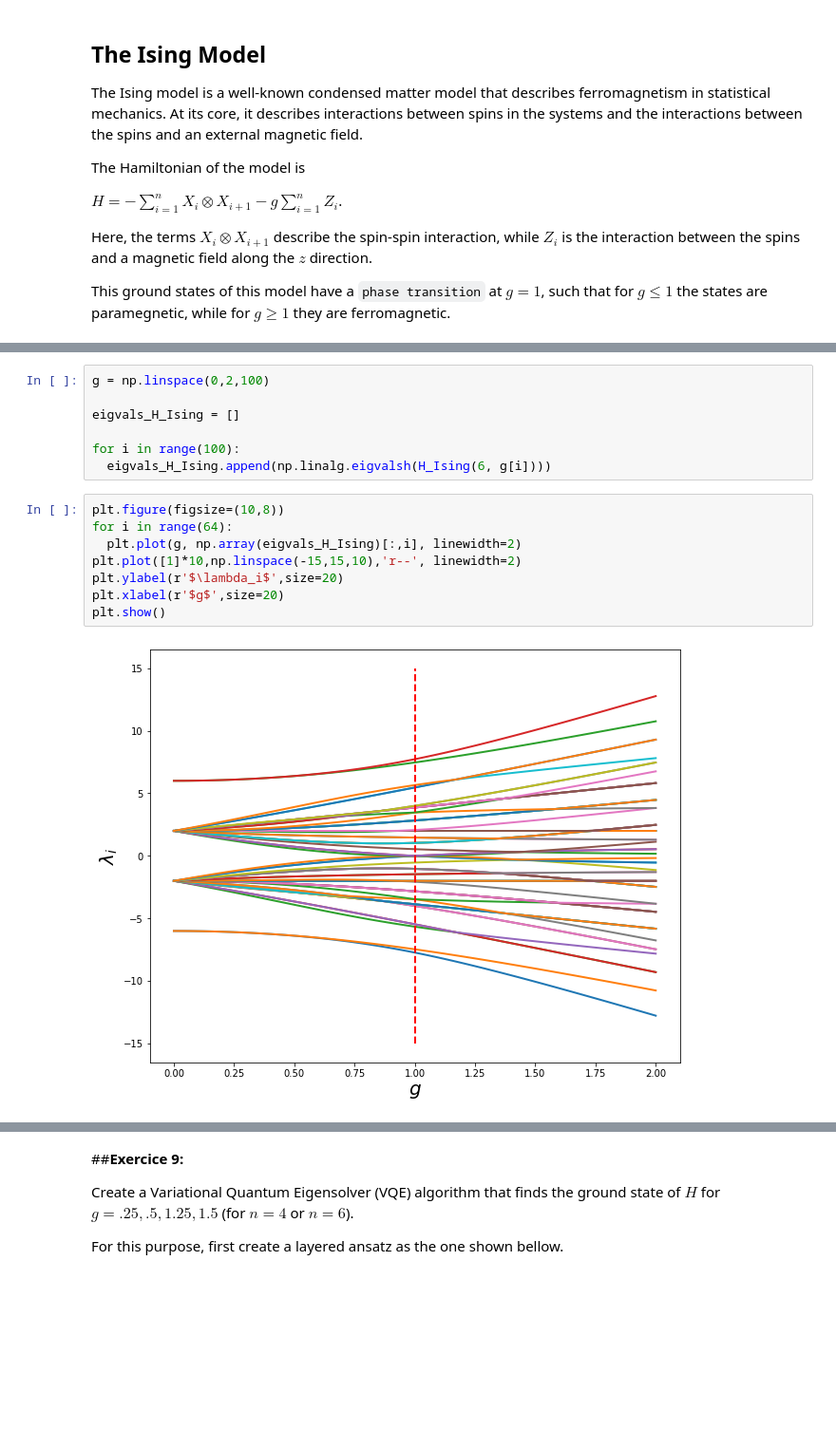
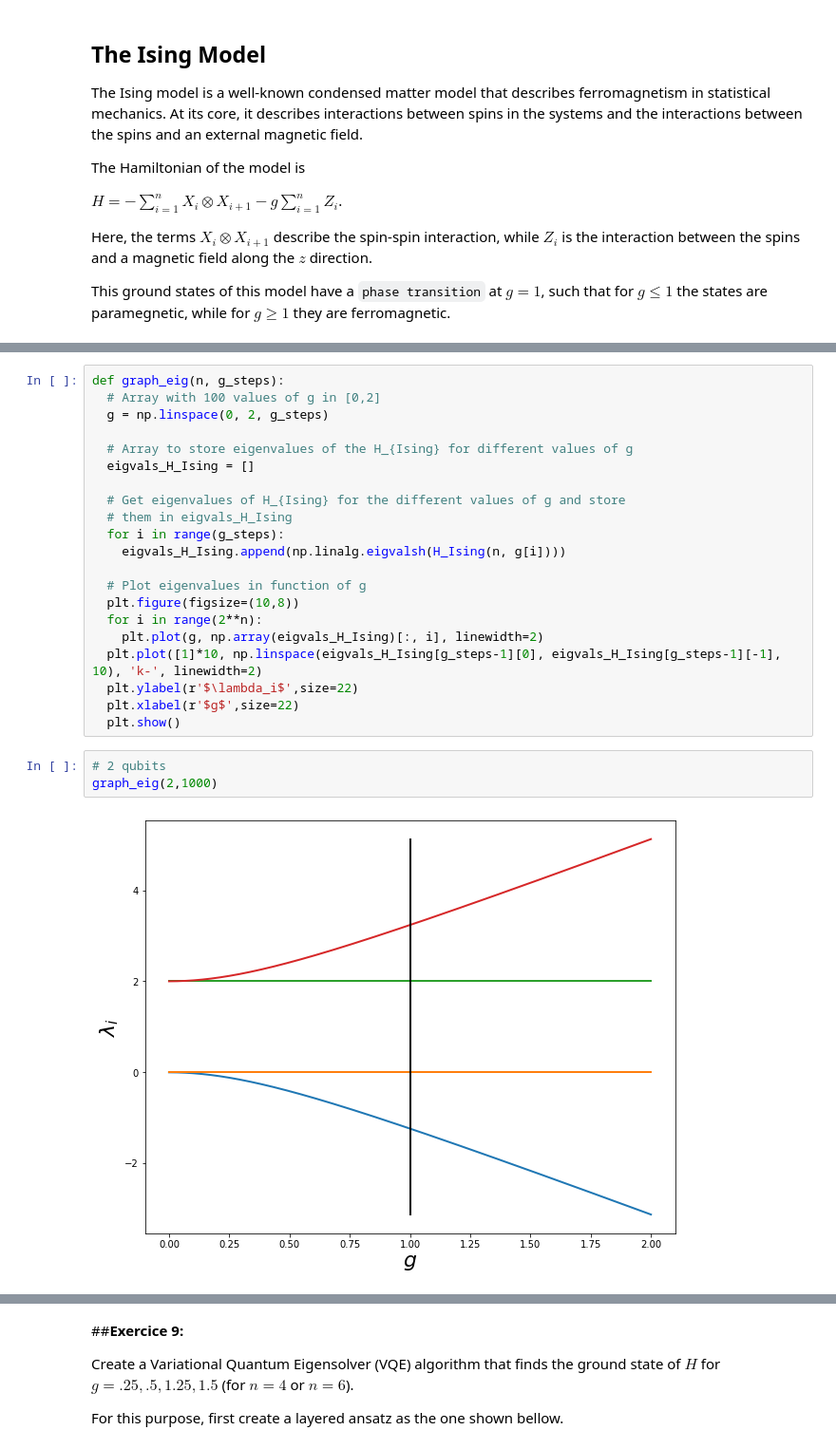
Before and after one commit to deleonja/pwf2021_qml, a Jupyter notebook: QML_practical_exercises.ipynb, the cells around one changed output, grey strips where cells are left out. Shown at 95% size. Saved outputs shown, nothing was run; the diff lists cells and outputs as text; blank space fills up the shorter version.

```diff
--- a/QML_practical_exercises.ipynb
+++ b/QML_practical_exercises.ipynb
@@ -551,20 +532,29 @@ q.MatrixForm(H_Ising(4,1))
 ⎢   0j    (1+0j)    0j      0j    (1+0j)    0j      0j      0j      0j      0j      0j    (1+0j)    0j    (2+0j)  (1+0j)    0j    ⎥
 ⎢   0j      0j    (1+0j)    0j      0j      0j      0j    (1+0j)  (1+0j)    0j      0j      0j      0j    (1+0j)  (2+0j)    0j    ⎥
 ⎝   0j      0j      0j    (1+0j)    0j      0j    (1+0j)    0j      0j    (1+0j)    0j      0j    (1+0j)    0j      0j    (4+0j)  ⎠
-# %%
-g = np.linspace(0,2,100)
-
-eigvals_H_Ising = []
-
-for i in range(100):
-  eigvals_H_Ising.append(np.linalg.eigvalsh(H_Ising(6, g[i])))
 # %%
-plt.figure(figsize=(10,8))
-for i in range(64):
-  plt.plot(g, np.array(eigvals_H_Ising)[:,i], linewidth=2)
-plt.plot([1]*10,np.linspace(-15,15,10),'r--', linewidth=2)
-plt.ylabel(r'$\lambda_i$',size=20)
-plt.xlabel(r'$g$',size=20)
-plt.show()
+def graph_eig(n, g_steps):
+  # Array with 100 values of g in [0,2]
+  g = np.linspace(0, 2, g_steps)
+
+  # Array to store eigenvalues of the H_{Ising} for different values of g
+  eigvals_H_Ising = []
+
+  # Get eigenvalues of H_{Ising} for the different values of g and store
+  # them in eigvals_H_Ising
+  for i in range(g_steps):
+    eigvals_H_Ising.append(np.linalg.eigvalsh(H_Ising(n, g[i])))
+
+  # Plot eigenvalues in function of g
+  plt.figure(figsize=(10,8))
+  for i in range(2**n):
+    plt.plot(g, np.array(eigvals_H_Ising)[:, i], linewidth=2)
+  plt.plot([1]*10, np.linspace(eigvals_H_Ising[g_steps-1][0], eigvals_H_Ising[g_steps-1][-1], 10), 'k-', linewidth=2)
+  plt.ylabel(r'$\lambda_i$',size=22)
+  plt.xlabel(r'$g$',size=22)
+  plt.show()
-# %% [output]
-[figure, removed]
+# %%
+# 2 qubits
+graph_eig(2,1000)
+# %% [output]
+[figure, added]
```
Also changed, not shown: parts of 27 cells of this notebook.
